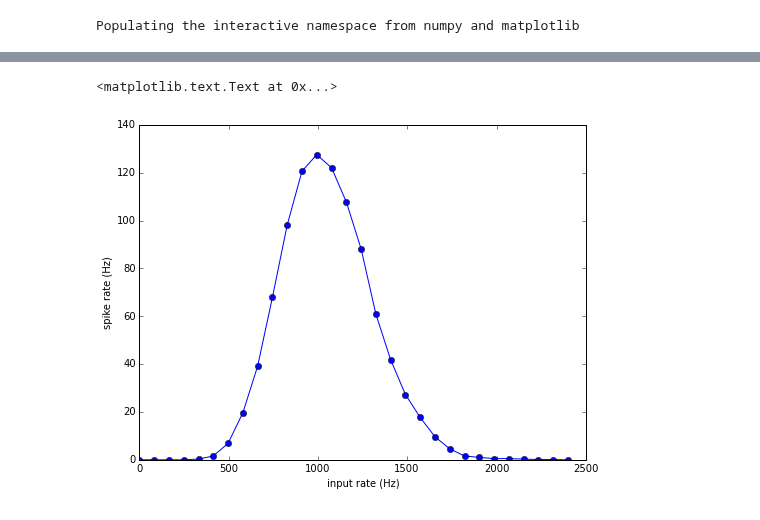
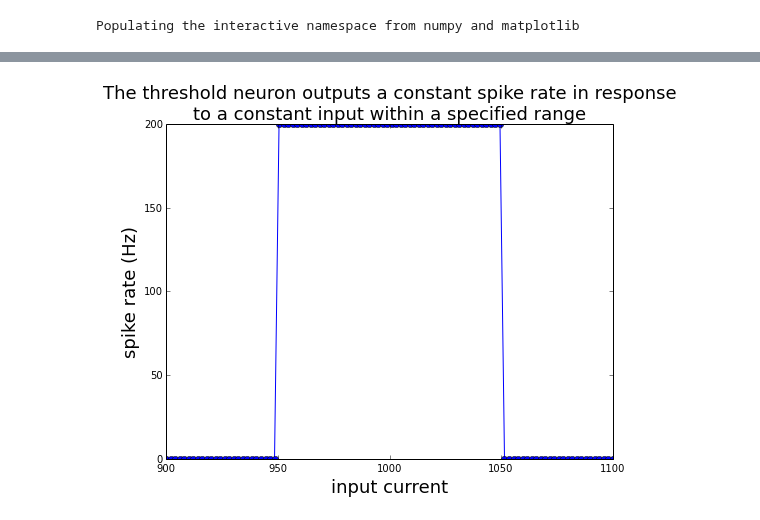
Before and after one commit to samfok/notebooks, a Jupyter notebook: neuron/Alt neurons.ipynb, the cells around one changed output, grey strips where cells are left out. Saved outputs shown, nothing was run; the diff lists cells and outputs as text; code cells hidden in the pictures.

Commit message:
alt neuron threshold behaviour

```diff
--- a/neuron/Alt neurons.ipynb
+++ b/neuron/Alt neurons.ipynb
@@ -45,15 +45,16 @@ class ThresholdNeuron(BaseNeuron):
     ----------
     dt : float
         timestep of neuron
-    t_low : float
+    t_low : float or None
         lower threshold of neuron
-    t_high : float
+    t_high : float or None
         upper threshold of neuron
     period: int
         period of uniform firing rate in units of dt
     """
     def __init__(self, dt, t_low, t_high, period, tau_syn=0.01, w_syn=1.):
-        assert t_low < t_high, "lower threshold must be less than upper threshold"
+        if t_low and t_high:
+            assert t_low < t_high, "lower threshold must be less than upper threshold"
         assert isinstance(period, int), "period must be in units of dt"
         assert period > 0
 
@@ -68,13 +69,21 @@ class ThresholdNeuron(BaseNeuron):
         self.ctr = self.T
         self.syn.reset()
 
+    def _in_range(self, in_cur):
+        in_range = True
+        if self.t_low and in_cur < self.t_low:
+            in_range = False
+        if self.t_high and in_cur > self.t_high:
+            in_range = False
+        return in_range
+
     def step(self, spikes_in=0, direct_in=0.):
         self.syn.step()
         for i in xrange(spikes_in):
             self.syn.spike_in()
         in_cur = direct_in + self.syn.state
 
-        if (in_cur >= self.t_low and in_cur <= self.t_high):
+        if (self._in_range(in_cur)):
             self.ctr -= 1
             if self.ctr == 0:
                 self.ctr = self.T
@@ -84,49 +153,29 @@ class ThresholdNeuron(BaseNeuron):
 # %%
-# simulate neuron and synapse together
+# validate neuron
 dt = .001
-N = 10000
+N = 1000
 
-tau = .01
+t_low = 950.
+t_high = 1050.
 period = 5
 
-t_low = 800
-t_high = 1200
-w = 1.
+neuron = ThresholdNeuron(dt , t_low, t_high, period)
 
-neuron = ThresholdNeuron(dt, t_low, t_high, period, tau, w)
+inputs = np.linspace(900, 1100, 100)
+spiked = np.zeros((N, len(inputs)))
+for d_idx, d_in in enumerate(inputs):
+    neuron.reset()
+    for idx in xrange(N):
+        if neuron.step(direct_in=d_in):
+            spiked[idx, d_idx] = 1
 
-input_rates = np.linspace(0., t_high*2., 30)
-# input_rates = [100.]
-spikes = np.zeros((N, len(input_rates)))
-syn_states = np.zeros((N, len(input_rates)))
-neu_states = np.zeros((N, len(input_rates)))
-
-for f_idx, f_in in enumerate(input_rates):
-    lam = f_in * dt
-    neuron.reset()
-    for t_idx in xrange(N):
-        spks = np.random.poisson(lam)
-        spiked = neuron.step(spikes_in=spks)
-        if spiked:
-            spikes[t_idx, f_idx] = 1
-        syn_states[t_idx] = neuron.syn.state
-        neu_states[t_idx] = neuron.ctr
-
-spike_rates = np.sum(spikes, axis=0) / (float(N)*dt)
-
-# figure(figsize=(8,6))
-# t = dt*np.arange(N)
-# subplot(211)
-# plot(t, syn_states, '-')
-# subplot(212)
-# plot(t, neu_states, '-')
-
+spike_rates = np.sum(spiked, axis=0) / (float(N)*dt)
 
 figure(figsize=(8,6))
-plot(input_rates, spike_rates, '-o')
-xlabel('input rate (Hz)')
-ylabel('spike rate (Hz)')
-# title('Neuron outputs a constant spike rate when input is within specified range')
+plot(inputs, spike_rates, '-o')
+xlabel('input current', fontsize=18)
+ylabel('spike rate (Hz)', fontsize=18)
+title('The threshold neuron outputs a constant spike rate in response\n' +
+      'to a constant input within a specified range', fontsize=18);
 # %% [output]
-<matplotlib.text.Text at 0x...>
-[figure, old version]
+[figure, new version]
```
Also changed, not shown: parts of 6 cells of this notebook.
